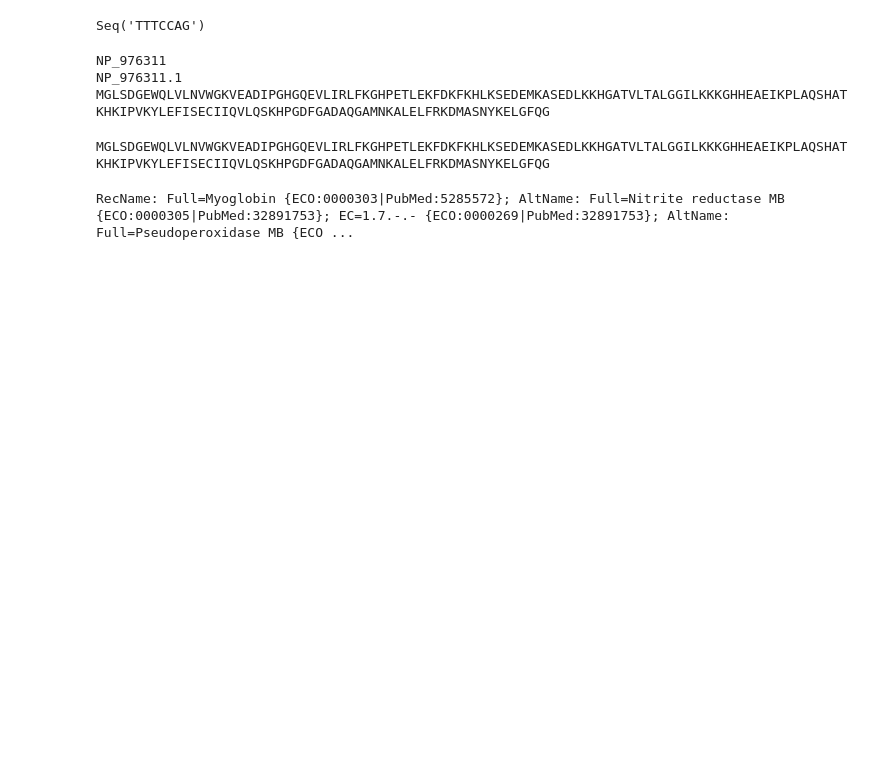
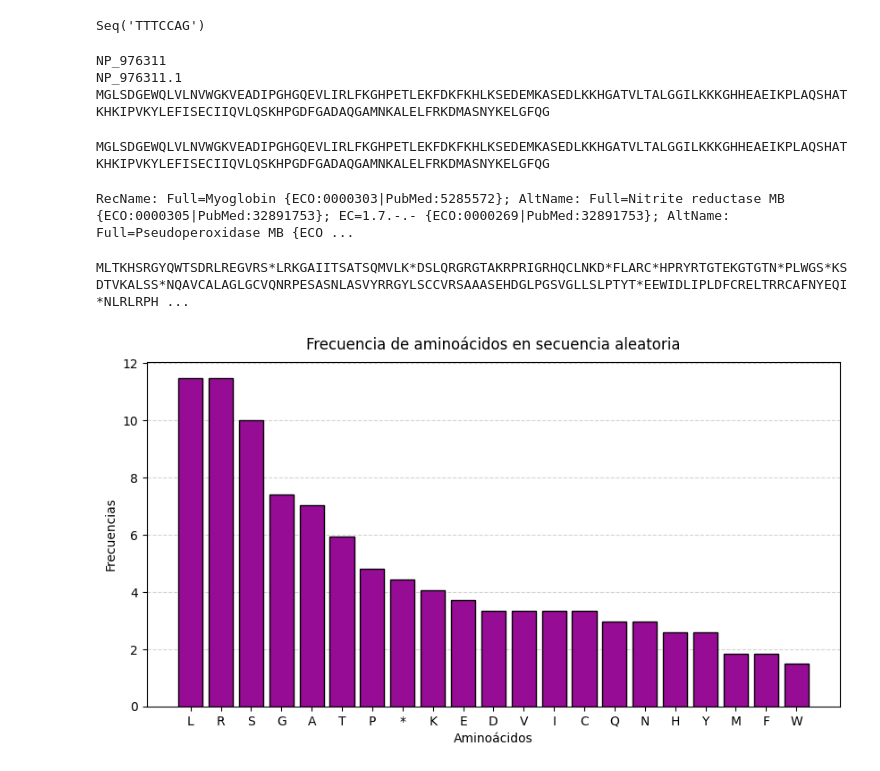
Before and after one commit to pizzanaranja/Bioinformatica, a Jupyter notebook: TP 1/TP 1.ipynb, the cells around one changed output. Drawn from its saved outputs; the diff is of its cells as text; code cells hidden in the pictures; blank space fills up the shorter version.

Commit message:
Empecé ejercicio 4

```diff
--- a/TP 1/TP 1.ipynb
+++ b/TP 1/TP 1.ipynb
@@ -237,3 +240,14 @@ RecName: Full=Myoglobin {ECO:0000303|PubMed:5285572}; AltName: Full=Nitrite redu
 # %%
 #Ejercicio 3.3.b
 #Si descargo y uso swissprot, la funcion .sequence me lo devuelve en string directamente
+# %%
+#Ejercicio 4.1.a
+
+secuencia_traducida = Seq(genera_secuencia(810)).translate()
+print(secuencia_traducida)
+frecuencia_secuencia = calcula_frecuencia(secuencia_traducida)
+graficar(frecuencia_secuencia, "Frecuencia de aminoácidos en secuencia aleatoria",
+         "Aminoácidos", "Frecuencias")
+# %% [output]
+MLTKHSRGYQWTSDRLREGVRS*LRKGAIITSATSQMVLK*DSLQRGRGTAKRPRIGRHQCLNKD*FLARC*HPRYRTGTEKGTGTN*PLWGS*KSDTVKALSS*NQAVCALAGLGCVQNRPESASNLASVYRRGYLSCCVRSAAASEHDGLPGSVGLLSLPTYT*EEWIDLIPLDFCRELTRRCAFNYEQI*NLRLRPH ...
+[figure, added]
```
Also changed, not shown: parts of 11 cells of this notebook, 1 other file.
